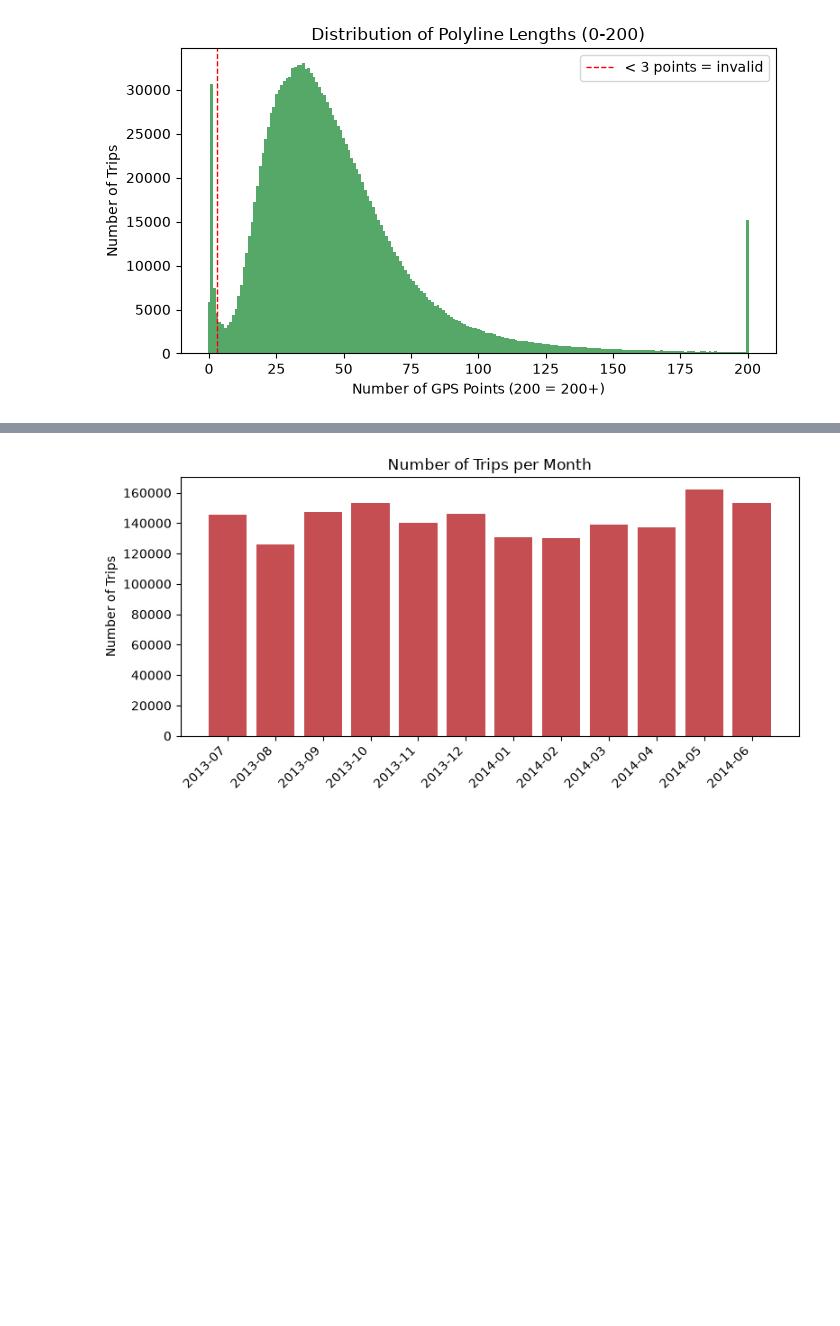
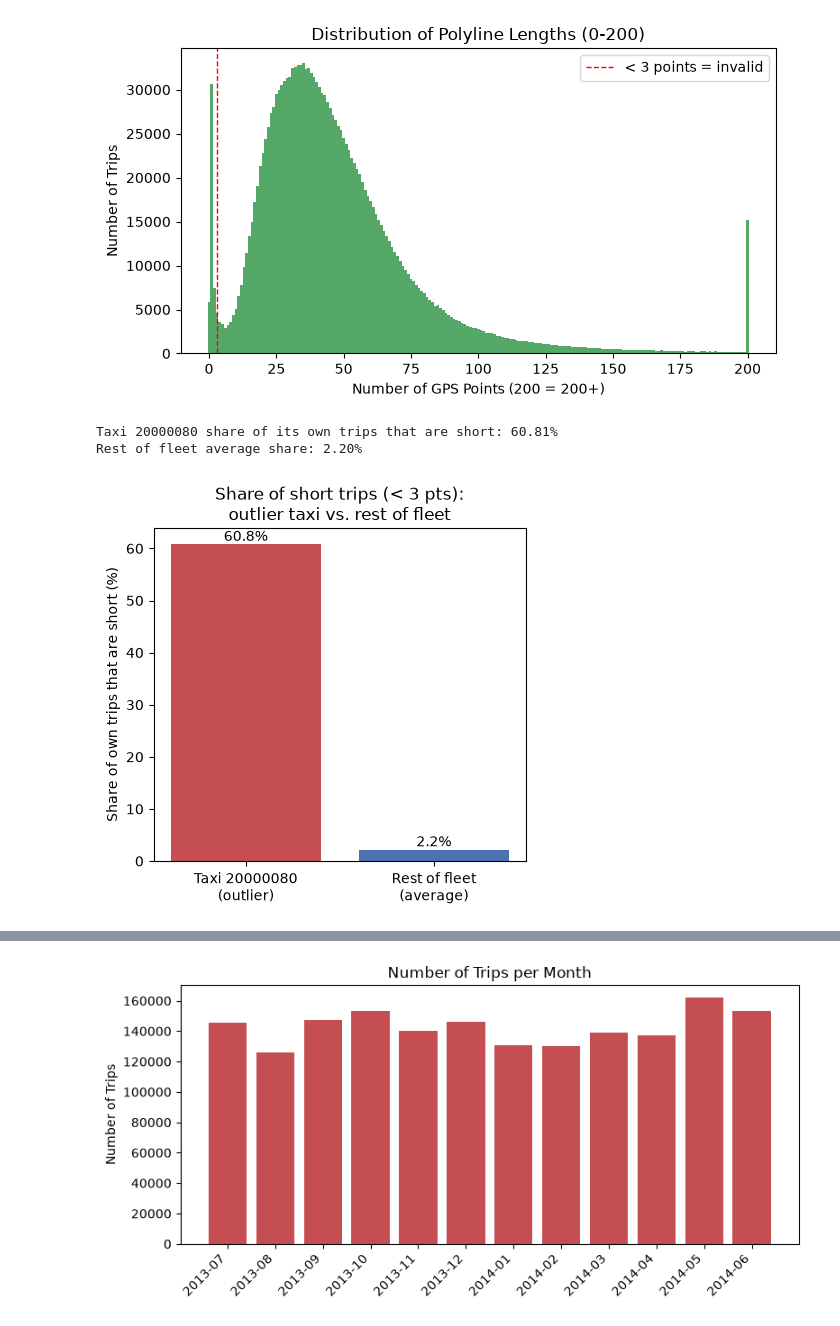
Before and after one commit to HalvardNo/Assignment-2-TDT4225, a Jupyter notebook: eda/porto_eda.ipynb, the cells around one changed output, grey strips where cells are left out. Saved outputs shown, nothing was run; the diff lists cells and outputs as text; code cells hidden in the pictures; blank space fills up the shorter version.

```diff
--- a/eda/porto_eda.ipynb
+++ b/eda/porto_eda.ipynb
@@ -140,3 +140,47 @@ plt.savefig("figures/polyline_length_hist.png", dpi=150)
 plt.show()
 # %% [output]
 [figure]
+# %%
+MIN_POINTS = 3  # invalid trip threshold from the assignment text
+
+total_by_taxi = {}
+short_by_taxi = {}
+
+for chunk in pd.read_csv(PATH, chunksize=CHUNKSIZE):
+    lens = chunk["POLYLINE"].apply(poly_len)
+    vc_total = chunk["TAXI_ID"].value_counts()
+    for tid, v in vc_total.items():
+        total_by_taxi[tid] = total_by_taxi.get(tid, 0) + int(v)
+    vc_short = chunk.loc[lens < MIN_POINTS, "TAXI_ID"].value_counts()
+    for tid, v in vc_short.items():
+        short_by_taxi[tid] = short_by_taxi.get(tid, 0) + int(v)
+
+shares = {tid: short_by_taxi.get(tid, 0) / total_by_taxi[tid] for tid in total_by_taxi}
+
+outlier_taxi_id, outlier_short_count = max(short_by_taxi.items(), key=lambda x: x[1])
+outlier_share = shares[outlier_taxi_id]
+
+rest_short = sum(short_by_taxi.values()) - outlier_short_count
+rest_total = sum(total_by_taxi.values()) - total_by_taxi[outlier_taxi_id]
+rest_share = rest_short / rest_total
+
+print(f"Taxi {outlier_taxi_id} share of its own trips that are short: {outlier_share*100:.2f}%")
+print(f"Rest of fleet average share: {rest_share*100:.2f}%")
+
+os.makedirs("figures", exist_ok=True)
+
+plt.figure(figsize=(4.5,4.5))
+labels = [f"Taxi {outlier_taxi_id}\n(outlier)", "Rest of fleet\n(average)"]
+values = [outlier_share * 100, rest_share * 100]
+bars = plt.bar(labels, values, color=["#C44E52", "#4C72B0"])
+plt.ylabel("Share of own trips that are short (%)")
+plt.title(f"Share of short trips (< {MIN_POINTS} pts):\noutlier taxi vs. rest of fleet")
+for b, v in zip(bars, values):
+    plt.text(b.get_x()+b.get_width()/2, v, f"{v:.1f}%", ha="center", va="bottom", fontsize=10)
+plt.tight_layout()
+plt.savefig("figures/outlier_taxi_share_comparison.png", dpi=150)
+plt.show()
+# %% [output]
+Taxi 20000080 share of its own trips that are short: 60.81%
+Rest of fleet average share: 2.20%
+[figure, added]
```
Also changed, not shown: parts of 2 cells of this notebook, 2 other files.
